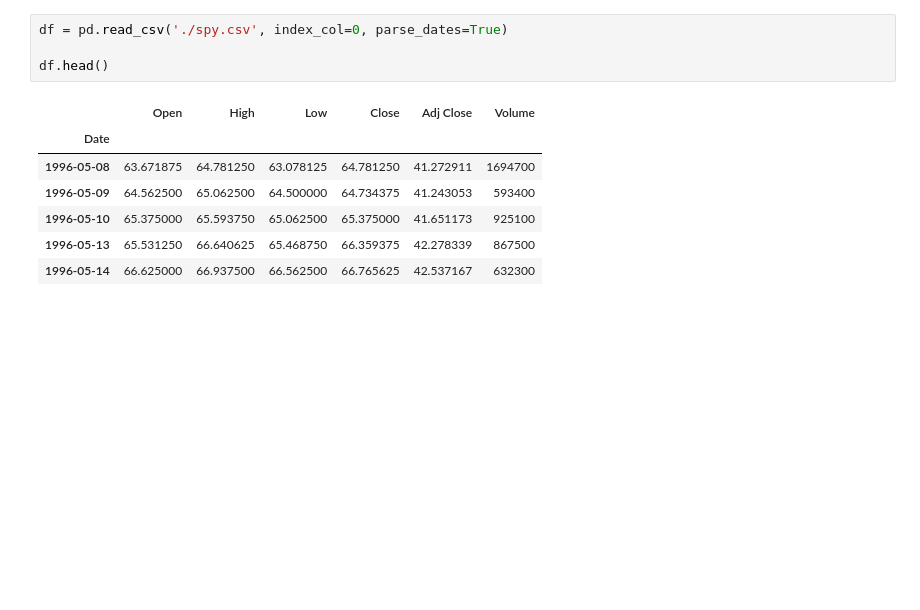
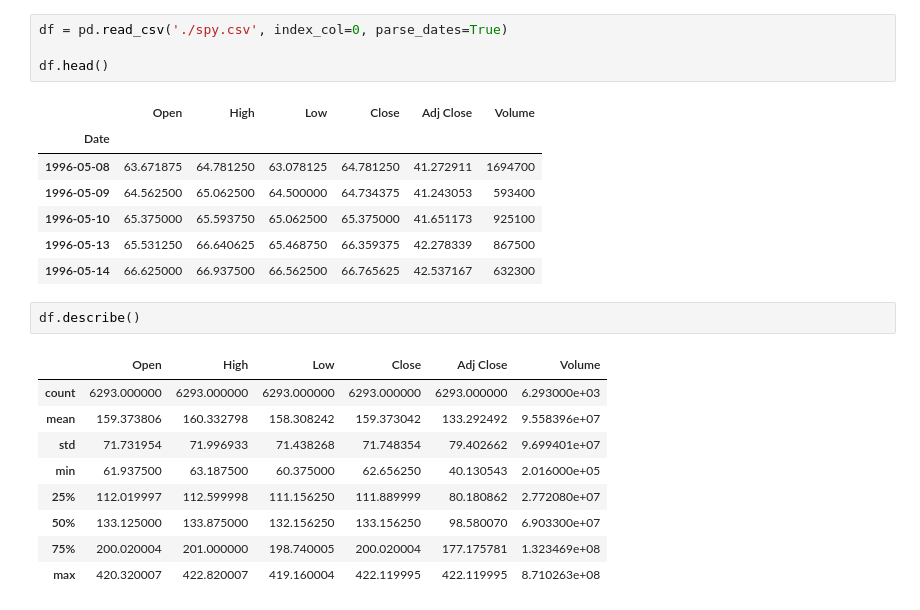
Before and after one commit to robonesky/oreilly, a Jupyter notebook: RM Lab Notes 10 202301 cohort.ipynb, the cells around one changed output. Cells and saved outputs as stored; diff of their text form; blank space fills up the shorter version.

```diff
--- a/RM Lab Notes 10 202301 cohort.ipynb
+++ b/RM Lab Notes 10 202301 cohort.ipynb
@@ -28,3 +28,15 @@ df.head()
 | 1996-05-10 | 65.375000 | 65.593750 | 65.062500 | 65.375000 | 41.651173 | 925100 |
 | 1996-05-13 | 65.531250 | 66.640625 | 65.468750 | 66.359375 | 42.278339 | 867500 |
 | 1996-05-14 | 66.625000 | 66.937500 | 66.562500 | 66.765625 | 42.537167 | 632300 |
+# %%
+df.describe()
+# %% [output]
+|  | Open | High | Low | Close | Adj Close | Volume |
+| count | 6293.000000 | 6293.000000 | 6293.000000 | 6293.000000 | 6293.000000 | 6.293000e+03 |
+| mean | 159.373806 | 160.332798 | 158.308242 | 159.373042 | 133.292492 | 9.558396e+07 |
+| std | 71.731954 | 71.996933 | 71.438268 | 71.748354 | 79.402662 | 9.699401e+07 |
+| min | 61.937500 | 63.187500 | 60.375000 | 62.656250 | 40.130543 | 2.016000e+05 |
+| 25% | 112.019997 | 112.599998 | 111.156250 | 111.889999 | 80.180862 | 2.772080e+07 |
+| 50% | 133.125000 | 133.875000 | 132.156250 | 133.156250 | 98.580070 | 6.903300e+07 |
+| 75% | 200.020004 | 201.000000 | 198.740005 | 200.020004 | 177.175781 | 1.323469e+08 |
+| max | 420.320007 | 422.820007 | 419.160004 | 422.119995 | 422.119995 | 8.710263e+08 |
```
Also changed, not shown: parts of 8 cells of this notebook.
